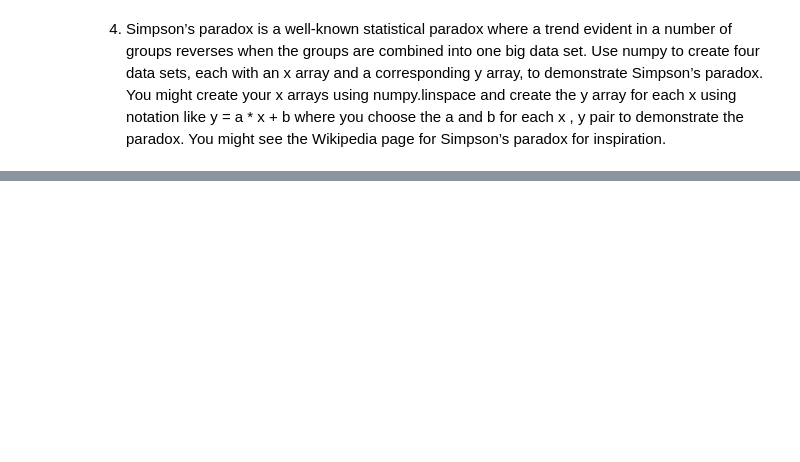
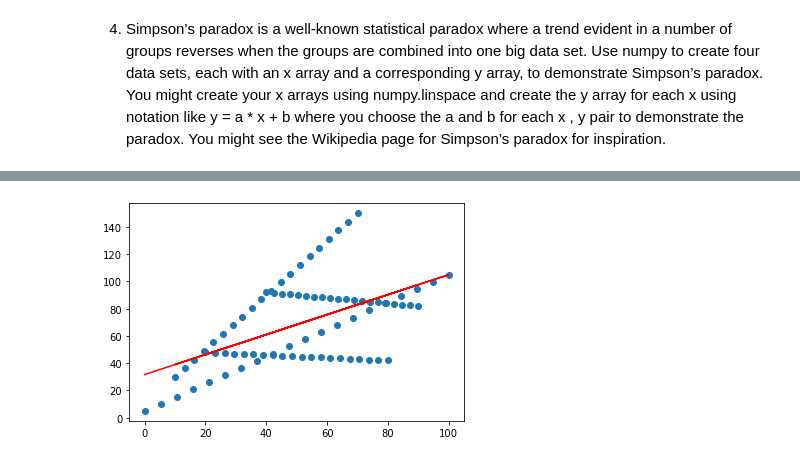
Before and after one commit to BYalini/tasks-2020, a Jupyter notebook: Task 2020.ipynb, the cells around one changed output, grey strips where cells are left out. Saved outputs shown, nothing was run; the diff lists cells and outputs as text; code cells hidden in the pictures; blank space fills up the shorter version.

```diff
--- a/Task 2020.ipynb
+++ b/Task 2020.ipynb
@@ -232,0 +280,6 @@ Simpson’s paradox for inspiration.
+# %%
+plt.scatter(X, y)
+plt.plot(X, y_pred, c='r')
+plt.show()
+# %% [output]
+[figure, added]
```
Also changed, not shown: parts of 17 cells of this notebook, 1 other file.
